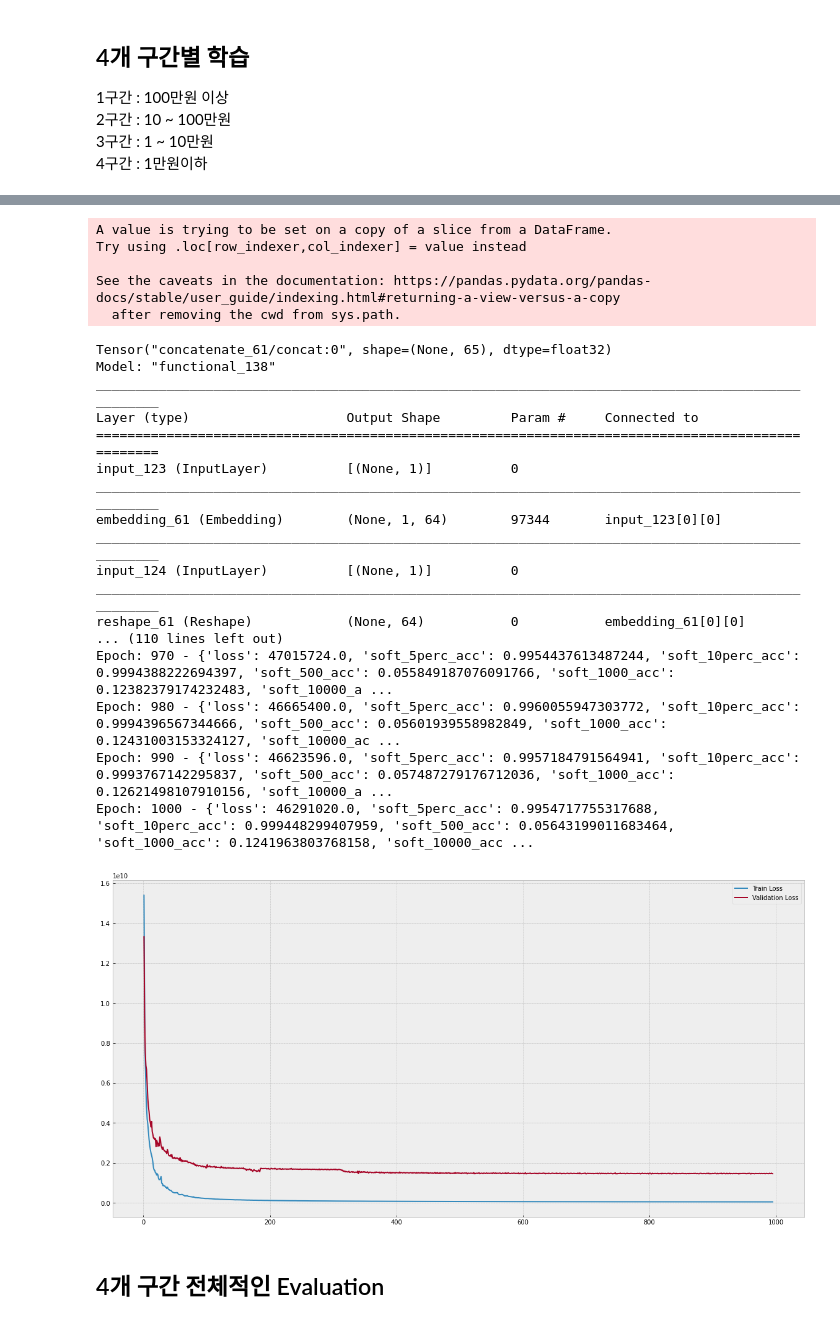
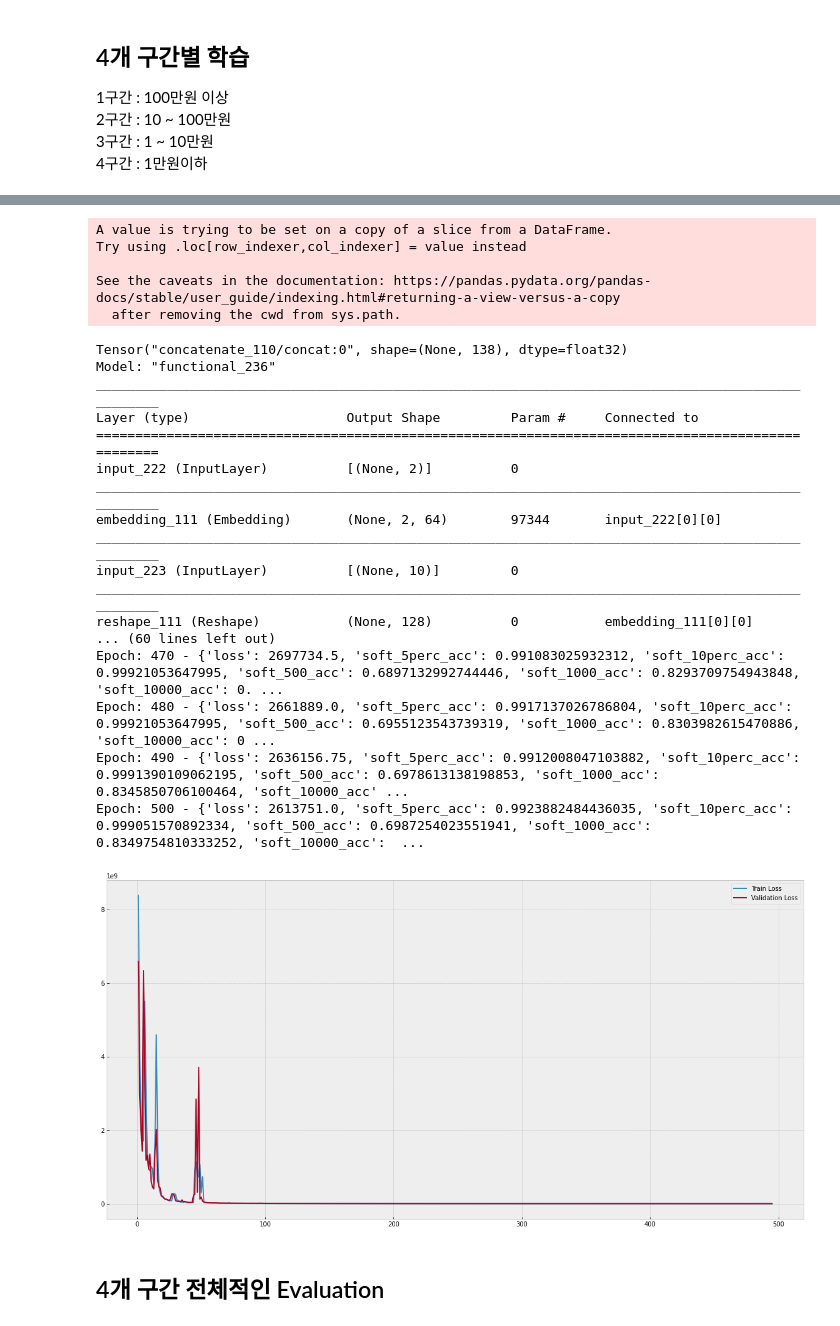
Before and after one commit to dolmani38/non-linear-regression, a Jupyter notebook: Regession_test_0813.ipynb, the cells around one changed output, grey strips where cells are left out. Drawn from its saved outputs; the diff is of its cells as text; code cells hidden in the pictures.

```diff
--- a/Regession_test_0813.ipynb
+++ b/Regession_test_0813.ipynb
@@ -220,6 +221,7 @@ dataset
 ## 성립 데이터 EDA
 # %%
 dataset = dataset.astype({"CODE": object})
+dataset = dataset.astype({"COM_RATE": object})
 structure(dataset)
 # %% [output]
 |  | type | count | null count | mean | std | min | 25% | 50% | 75% | max | unique | ... |
@@ -236,10 +238,13 @@ dataset['REAL_YY'].hist(bins=1000)
 # %% [markdown]
 ## 데이터 전처리
 # %%
+from sklearn.preprocessing import PolynomialFeatures
+from tensorflow.keras.layers.experimental import RandomFourierFeatures
+
 def data_preprocess(ds1):
   # zscore norm
   ds = ds1.copy()
-
+  ds = ds.astype({"COM_RATE": float})
   dst = ds[['REAL_YY','COM_RATE']]
 
   _mean = dst.mean(axis=0)
@@ -249,35 +254,47 @@ def data_preprocess(ds1):
   dst /= _std
 
   ds.update(dst)
-
+  ds['ft1'] = ds['REAL_YY']*ds['COM_RATE']
+  ds = ds.astype({"COM_RATE": object})
   # code mapping
   code_mapping = EmbeddingMapping(ds['CODE'])
   ds = ds.assign(code_mapping=ds['CODE'].apply(code_mapping.get_mapping))
 
+  rate_mapping = EmbeddingMapping(ds['COM_RATE'])
+  ds = ds.assign(rate_mapping=ds['COM_RATE'].apply(rate_mapping.get_mapping))
+
   # trainset과 validationset 나누고... 기타 정리
 
-  X_train_org, X_val_org, Y_train, Y_val = train_test_split(ds[['REAL_YY','code_mapping']],
+  X_train_org, X_val_org, Y_train, Y_val = train_test_split(ds[['REAL_YY','ft1','code_mapping','rate_mapping']],
       ds['NAFYC'], test_size=0.1, random_state=0)
 
   # 학습 대상 변수만 선택
-  X_train_continuous = X_train_org[['REAL_YY']]
-  X_train_categorical = X_train_org[['code_mapping']]
+  X_train_continuous = X_train_org[['REAL_YY','ft1']]
+  X_train_categorical = X_train_org[['code_mapping','rate_mapping']]
 
-  X_val_continuous  = X_val_org[['REAL_YY']]
-  X_val_categorical = X_val_org[['code_mapping']]
+  X_val_continuous  = X_val_org[['REAL_YY','ft1']]
+  X_val_categorical = X_val_org[['code_mapping','rate_mapping']]
+
+  ######################### polynomial
+  n = 3
+  trX_expanded = np.expand_dims(X_train_continuous, axis=1)
+  poly = PolynomialFeatures(n)
+  X_train_continuous = poly.fit_transform(X_train_continuous)
+  X_val_continuous = poly.fit_transform(X_val_continuous)
+  ###########################
+
   return X_train_continuous,X_train_categorical,X_val_continuous,X_val_categorical,Y_train, Y_val
 
 X_train_continuous,X_train_categorical,X_val_continuous,X_val_categorical,Y_train, Y_val = data_preprocess(dataset)
 # %% [markdown]
 ## Network 구성
 # %%
-
 def model_build(X_train_continuous,X_train_categorical):
     # Define the embedding input
-    code_input = Input(shape=(1,), dtype='int32')
+    code_input = Input(shape=(X_train_categorical.shape[1],), dtype='int32')
     output_dim=32*2   #X_train_categorical['code_mapping'].max()*1
     code_embedings = Embedding(output_dim=output_dim, input_dim=X_train_categorical['code_mapping'].max()+1)(code_input)
-    code_embedings = keras.layers.Reshape((output_dim,))(code_embedings)
+    code_embedings = keras.layers.Reshape((output_dim*X_train_categorical.shape[1],))(code_embedings)
 
     # Define the continuous variables input (just like before)
     continuous_input = Input(shape=(X_train_continuous.shape[1], ))
@@ -502,36 +514,36 @@ Epoch: 1000 - {'loss': 169196.25, 'soft_5perc_acc': 0.9724262356758118, 'soft_10
 # %%
 # 4구간 ( 1만원 이하)의 학습
 
 # 전처리 추가
 ds_e1['NAFYC'] = ds_e1['NAFYC'] * 1000
 
 X_train_continuous,X_train_categorical,X_val_continuous_e1,X_val_categorical_e1,Y_train, Y_val_e1 = data_preprocess(ds_e1)
 model_e1 = model_build(X_train_continuous,X_train_categorical)
-model_build_e1 = train_model(model_e1,X_train_continuous,X_train_categorical,X_val_continuous_e1,X_val_categorical_e1,Y_train, Y_val_e1,epochs = 1000)
+model_build_e1 = train_model(model_e1,X_train_continuous,X_train_categorical,X_val_continuous_e1,X_val_categorical_e1,Y_train, Y_val_e1,epochs = 500)
 # %% [output]
 A value is trying to be set on a copy of a slice from a DataFrame.
 Try using .loc[row_indexer,col_indexer] = value instead
 
 See the caveats in the documentation: https://pandas.pydata.org/pandas-docs/stable/user_guide/indexing.html#returning-a-view-versus-a-copy
   after removing the cwd from sys.path.
-Tensor("concatenate_61/concat:0", shape=(None, 65), dtype=float32)
-Model: "functional_138"
+Tensor("concatenate_110/concat:0", shape=(None, 138), dtype=float32)
+Model: "functional_236"
 __________________________________________________________________________________________________
 Layer (type)                    Output Shape         Param #     Connected to
 ==================================================================================================
-input_123 (InputLayer)          [(None, 1)]          0
+input_222 (InputLayer)          [(None, 2)]          0
 __________________________________________________________________________________________________
-embedding_61 (Embedding)        (None, 1, 64)        97344       input_123[0][0]
+embedding_111 (Embedding)       (None, 2, 64)        97344       input_222[0][0]
 __________________________________________________________________________________________________
-input_124 (InputLayer)          [(None, 1)]          0
+input_223 (InputLayer)          [(None, 10)]         0
 __________________________________________________________________________________________________
-reshape_61 (Reshape)            (None, 64)           0           embedding_61[0][0]
-... (110 lines left out)
-Epoch: 970 - {'loss': 47015724.0, 'soft_5perc_acc': 0.9954437613487244, 'soft_10perc_acc': 0.9994388222694397, 'soft_500_acc': 0.055849187076091766, 'soft_1000_acc': 0.12382379174232483, 'soft_10000_a ...
-Epoch: 980 - {'loss': 46665400.0, 'soft_5perc_acc': 0.9960055947303772, 'soft_10perc_acc': 0.9994396567344666, 'soft_500_acc': 0.05601939558982849, 'soft_1000_acc': 0.12431003153324127, 'soft_10000_ac ...
-Epoch: 990 - {'loss': 46623596.0, 'soft_5perc_acc': 0.9957184791564941, 'soft_10perc_acc': 0.9993767142295837, 'soft_500_acc': 0.057487279176712036, 'soft_1000_acc': 0.12621498107910156, 'soft_10000_a ...
-Epoch: 1000 - {'loss': 46291020.0, 'soft_5perc_acc': 0.9954717755317688, 'soft_10perc_acc': 0.999448299407959, 'soft_500_acc': 0.05643199011683464, 'soft_1000_acc': 0.1241963803768158, 'soft_10000_acc ...
+reshape_111 (Reshape)           (None, 128)          0           embedding_111[0][0]
+... (60 lines left out)
+Epoch: 470 - {'loss': 2697734.5, 'soft_5perc_acc': 0.991083025932312, 'soft_10perc_acc': 0.99921053647995, 'soft_500_acc': 0.6897132992744446, 'soft_1000_acc': 0.8293709754943848, 'soft_10000_acc': 0. ...
+Epoch: 480 - {'loss': 2661889.0, 'soft_5perc_acc': 0.9917137026786804, 'soft_10perc_acc': 0.99921053647995, 'soft_500_acc': 0.6955123543739319, 'soft_1000_acc': 0.8303982615470886, 'soft_10000_acc': 0 ...
+Epoch: 490 - {'loss': 2636156.75, 'soft_5perc_acc': 0.9912008047103882, 'soft_10perc_acc': 0.9991390109062195, 'soft_500_acc': 0.6978613138198853, 'soft_1000_acc': 0.8345850706100464, 'soft_10000_acc' ...
+Epoch: 500 - {'loss': 2613751.0, 'soft_5perc_acc': 0.9923882484436035, 'soft_10perc_acc': 0.999051570892334, 'soft_500_acc': 0.6987254023551941, 'soft_1000_acc': 0.8349754810333252, 'soft_10000_acc':  ...
-[figure, old version]
+[figure, new version]
 # %% [markdown]
 ## 4개 구간 전체적인 Evaluation
 # %%
```
Also changed, not shown: parts of 22 cells of this notebook.
